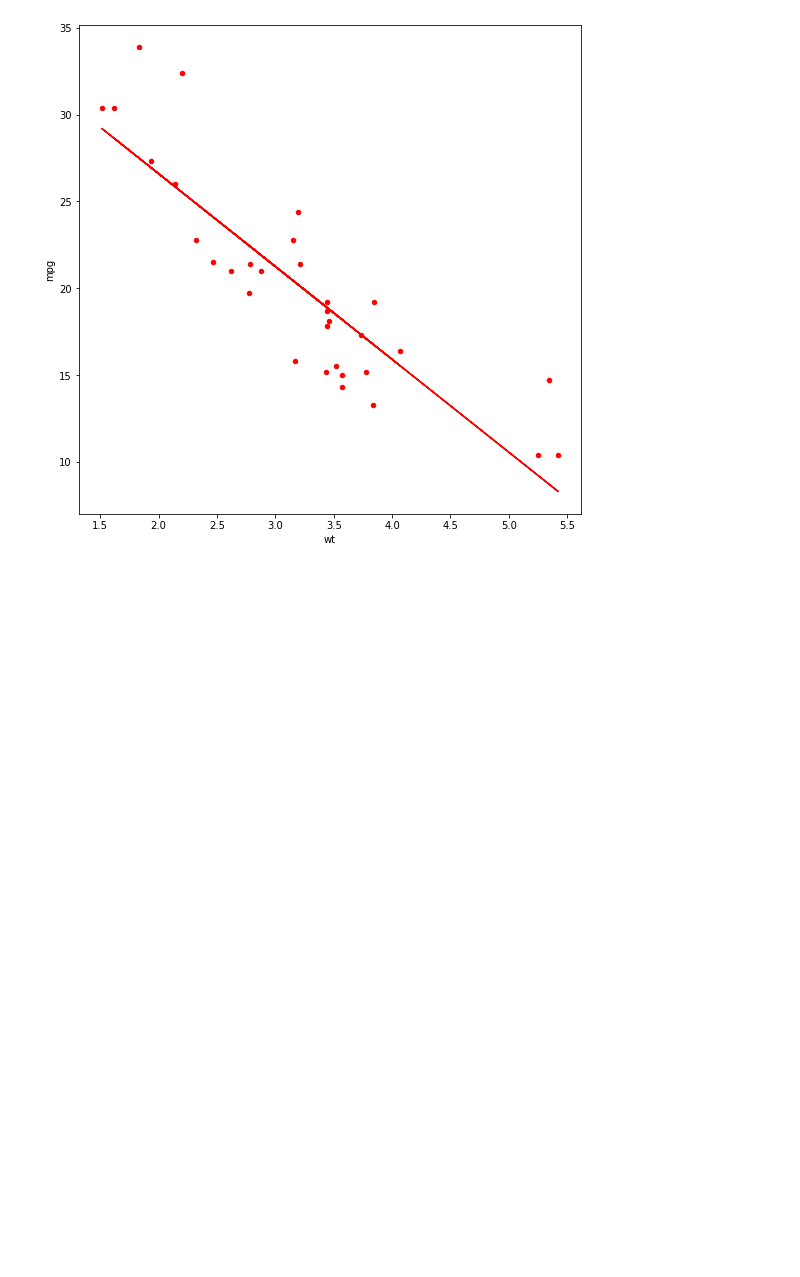
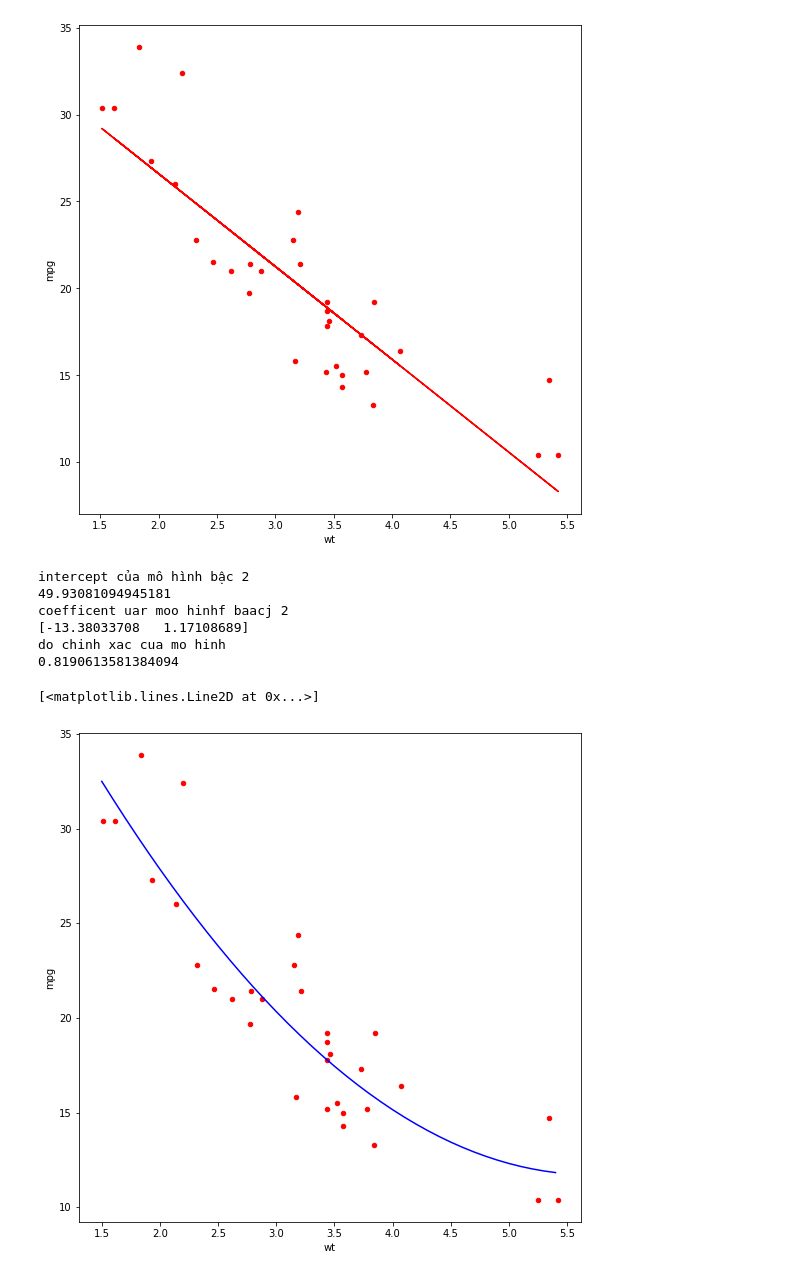
Before and after one commit to TuanLBT/AI_learning, a Jupyter notebook: deep_learning.ipynb, the cells around one changed output. Cells and saved outputs as stored; diff of their text form; code cells hidden in the pictures; blank space fills up the shorter version.

```diff
--- a/deep_learning.ipynb
+++ b/deep_learning.ipynb
@@ -154,3 +154,37 @@ model coefficient
 Độ chính xác
 [<matplotlib.lines.Line2D at 0x...>]
 [figure]
+# %%
+from sklearn import linear_model
+#bậc 2
+model2 = linear_model.LinearRegression()
+X1 = pd.DataFrame([dataframe['wt'],dataframe['wt']**2]).T #y = (a1.x + a2.x^2 +b)^T
+model2.fit(X1,y=dataframe['mpg'])
+print('intercept của mô hình bậc 2')
+print(model2.intercept_)
+print('coefficent uar moo hinhf baacj 2')
+print(model2.coef_)
+print('do chinh xac cua mo hinh')
+print(model2.score(X1,y=dataframe['mpg']))
+# %% [output]
+intercept của mô hình bậc 2
+49.93081094945181
+coefficent uar moo hinhf baacj 2
+[-13.38033708   1.17108689]
+do chinh xac cua mo hinh
+0.8190613581384094
+# %%
+from sklearn import linear_model
+
+model2 = linear_model.LinearRegression()
+X1 = pd.DataFrame([dataframe['wt'],dataframe['wt']**2]).T #y = (a1.x + a2.x^2 +b)^T
+model2.fit(X1,y=dataframe['mpg'])
+
+range = np.arange(1.5,5.5,0.1)
+prediction = pd.DataFrame([range,range**2]).T
+y_pred1 = model2.predict(X = prediction)
+dataframe.plot(kind='scatter',x='wt',y='mpg',figsize=(9,9),color='red')
+plt.plot(range,y_pred1,color='blue')
+# %% [output]
+[<matplotlib.lines.Line2D at 0x...>]
+[figure, added]
```
Also changed, not shown: parts of 16 cells of this notebook.
